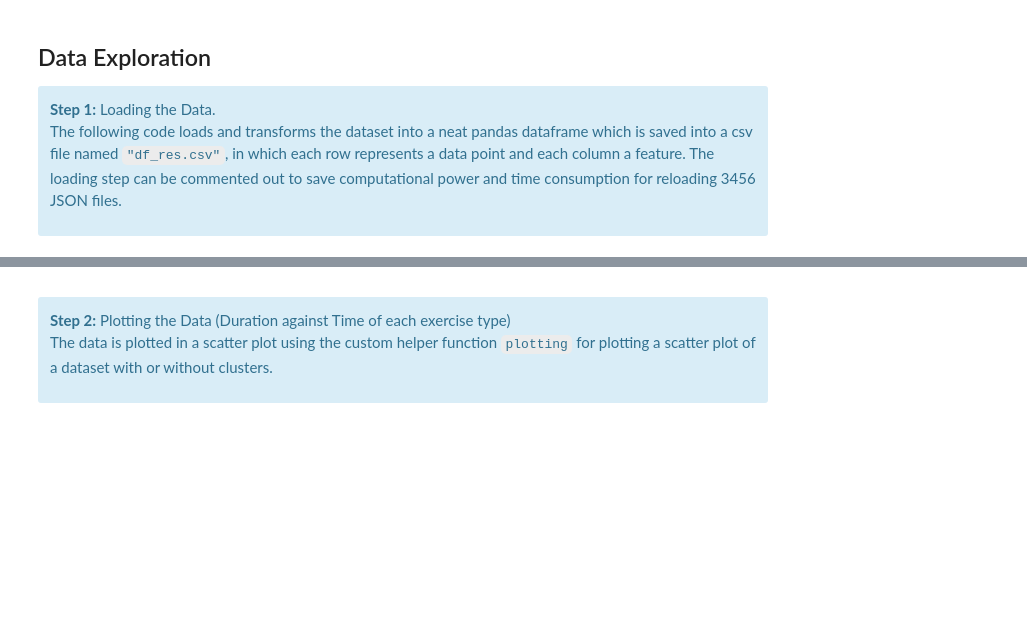
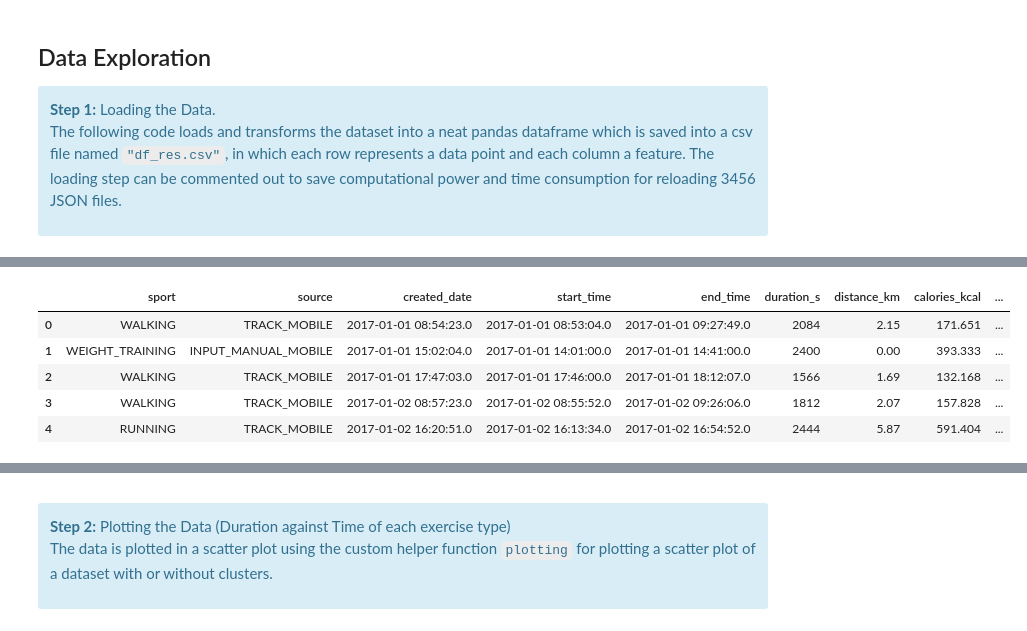
Before and after one commit to Thanhtrannd/WorkoutBigDataPredictiveModel, a Jupyter notebook: main.ipynb, the cells around one changed output, grey strips where cells are left out. Drawn from its saved outputs; the diff is of its cells as text; code cells hidden in the pictures; blank space fills up the shorter version.

Commit message:
Add data pretreatment to jupyter nb

```diff
--- a/main.ipynb
+++ b/main.ipynb
@@ -86,0 +71,91 @@ NameError: name 'df_res' is not defined
+# %%
+# Import required libraries
+import pandas as pd
+import numpy as np
+import matplotlib.pyplot as plt
+import os
+import string
+#import statsmodels.api as sm
+
+from sklearn.model_selection import train_test_split
+from sklearn.neighbors import KNeighborsClassifier
+from sklearn.metrics import mean_squared_error
+from sklearn.metrics import accuracy_score
+
+from sklearn.linear_model import LinearRegression
+from sklearn.metrics import r2_score
+from sklearn.metrics import mean_squared_error
+from sklearn.metrics import mean_absolute_error
+from sklearn.linear_model import Ridge
+from sklearn import linear_model
+
+# # Define helper function for data loading and locating to one data frame
+# def read_file_to_df(filename):
+#     """ Created by h17163,
+#         start and end latitude and longitude loading modified by Thanh Tran
+#     """
+#     data = pd.read_json(filename, typ='series')
+#     value = []
+#     key = []
+#     for j in list(range(0, data.size)):
+#         if list(data[j].keys())[0] != 'points':
+#             key.append(list(data[j].keys())[0])
+#             value.append(list(data[j].items())[0][1])
+#             dictionary = dict(zip(key, value))
+
+
+#     if list(data[j].keys())[0] == 'points':
+#         try:
+#             # start = list(list(list(data[data.size-1].items()))[0][1][0][0].items())[0][1][0]
+#             # dictionary['start_lat'] = list(start[0].items())[0][1]
+#             # dictionary['start_long'] = list(start[1].items())[0][1]
+#             # dictionary['end_lat'] = list(start[0].items())[0][1]
+#             # dictionary['end_long'] = list(start[1].items())[0][1]
+#             points = list(data[j].items())[0][1]
+#             start = points[0]
+#             end = points[-1]
+#             start_loc = start[0]['location']
+#             end_loc = end[0]['location']
+#             dictionary['start_lat'] = start_loc[0][0]['latitude']
+#             dictionary['start_long'] = start_loc[0][1]['longitude']
+#             dictionary['end_lat'] = end_loc[0][0]['latitude']
+#             dictionary['end_long'] = end_loc[0][1]['longitude']
+
+#         except:
+#             print('No detailed data recorded')
+
+
+#     df = pd.DataFrame(dictionary, index = [0])
+
+#     return df
+
+# # Load JSON data files from data folder @author: h17163
+# folder = 'WorkoutData_2017to2020'
+# file_list = os.listdir(folder)
+
+# # Create Empty DataFrame @author: h17163
+# df_res = pd.DataFrame()
+
+# # Read files to a common dataframe @author: h17163
+# for filename in file_list:
+#     print('\n'+ filename)
+#     df_process = read_file_to_df(folder + '/' + filename)
+#     df_res = pd.concat([df_res, df_process], 0)
+
+# df_res.reset_index(drop=True, inplace = True)
+
+# # Save loaded data frame into "./data/df_res.csv"
+# df_res.to_csv('data/df_res.csv', index = False)
+
+# Read in data from the csv file and store it in the data matrix df_rex.
+df_res = pd.read_csv("./data/df_res.csv")
+
+# Display first 5 rows
+print("First five datapoints:")
+display(df_res.head(5))
+
+# Acknowledge the number of variables (columns) and observations (rows)
+df_res_cols = list(df_res.columns)  # columns of df_res
+[df_res_nObs, df_res_nCol] = df_res.shape  # number of columns
+print(f"The dataframe \"df_res\" has {df_res_nCol} variables (columns) and {df_res_nObs} observations (rows).")
+# %% [output]
@@ -86,0 +163,6 @@ NameError: name 'df_res' is not defined
+|  | sport | source | created_date | start_time | end_time | duration_s | distance_km | calories_kcal | ... |
+| 0 | WALKING | TRACK_MOBILE | 2017-01-01 08:54:23.0 | 2017-01-01 08:53:04.0 | 2017-01-01 09:27:49.0 | 2084 | 2.15 | 171.651 | ... |
+| 1 | WEIGHT_TRAINING | INPUT_MANUAL_MOBILE | 2017-01-01 15:02:04.0 | 2017-01-01 14:01:00.0 | 2017-01-01 14:41:00.0 | 2400 | 0.00 | 393.333 | ... |
+| 2 | WALKING | TRACK_MOBILE | 2017-01-01 17:47:03.0 | 2017-01-01 17:46:00.0 | 2017-01-01 18:12:07.0 | 1566 | 1.69 | 132.168 | ... |
+| 3 | WALKING | TRACK_MOBILE | 2017-01-02 08:57:23.0 | 2017-01-02 08:55:52.0 | 2017-01-02 09:26:06.0 | 1812 | 2.07 | 157.828 | ... |
+| 4 | RUNNING | TRACK_MOBILE | 2017-01-02 16:20:51.0 | 2017-01-02 16:13:34.0 | 2017-01-02 16:54:52.0 | 2444 | 5.87 | 591.404 | ... |
```
Also changed, not shown: parts of 37 cells of this notebook, 4 other files.
